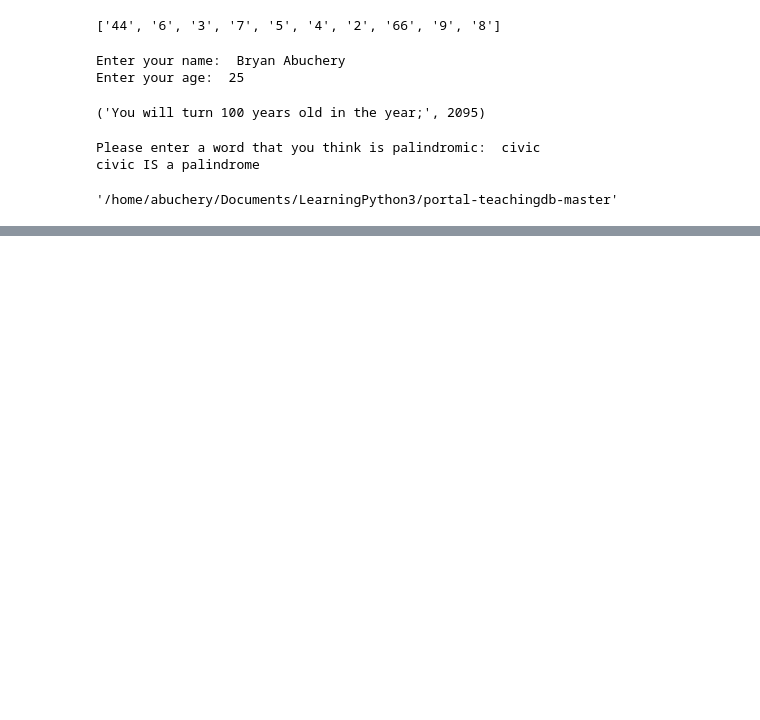
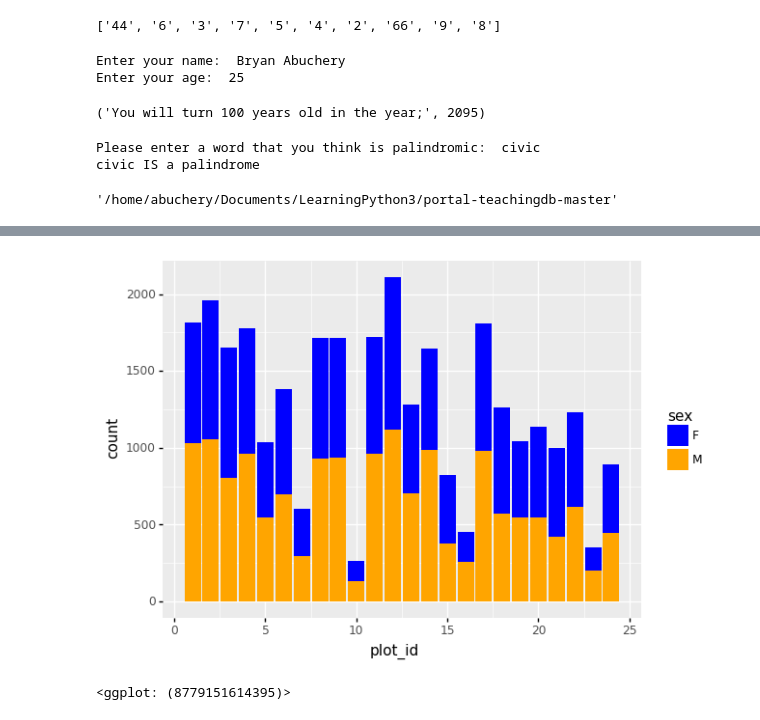
Before and after one commit to BryanAbuchery/LearningPython3, a Jupyter notebook: Python_Exercises.ipynb, the cells around one changed output, grey strips where cells are left out. Cells and saved outputs as stored; diff of their text form; code cells hidden in the pictures; blank space fills up the shorter version.

```diff
--- a/Python_Exercises.ipynb
+++ b/Python_Exercises.ipynb
@@ -251,0 +280,5 @@ os.getcwd()
+# %%
+(p9.ggplot(data=surveys_complete, mapping=p9.aes(x='plot_id', fill='sex')) + p9.geom_bar() + p9.scale_fill_manual(["blue", "orange"]))
+# %% [output]
+[figure, added]
+<ggplot: (8779151614395)>
```
Also changed, not shown: parts of 17 cells of this notebook, 2 other files.
